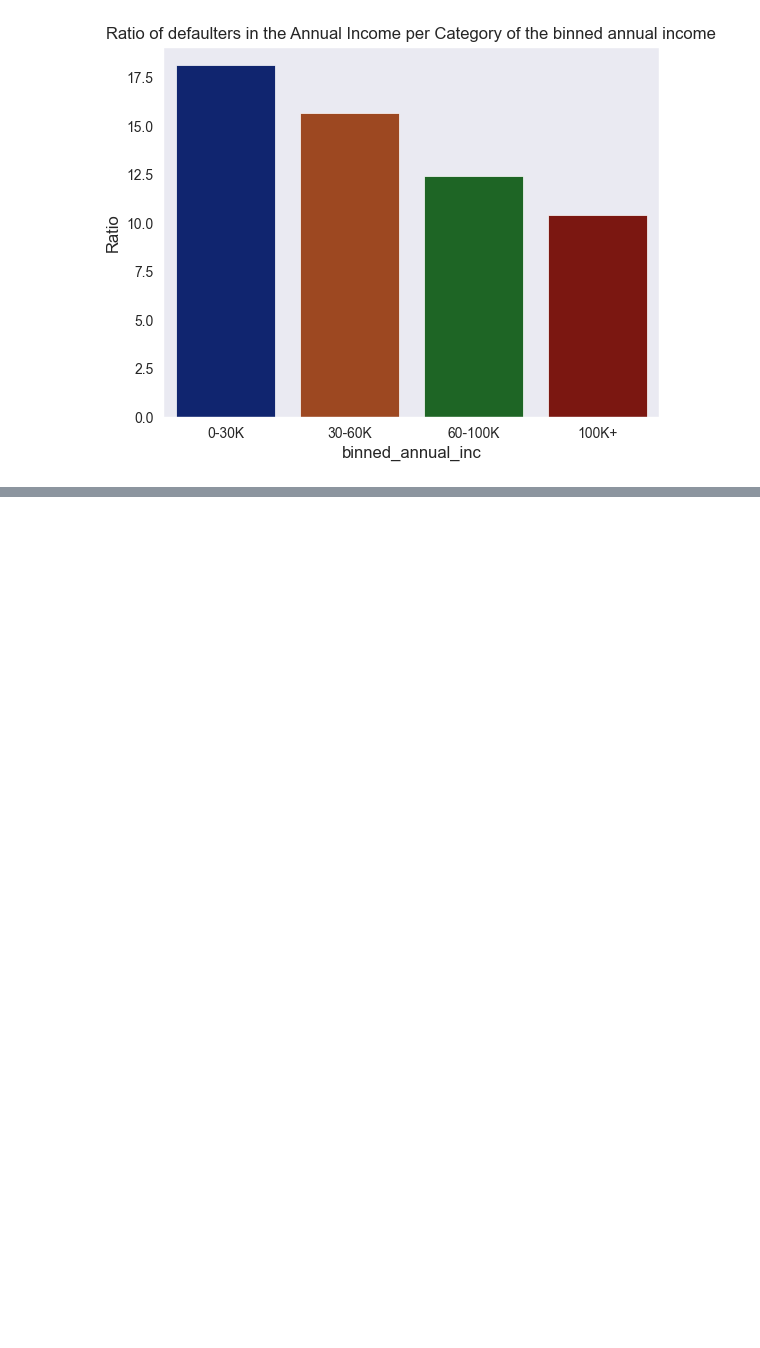
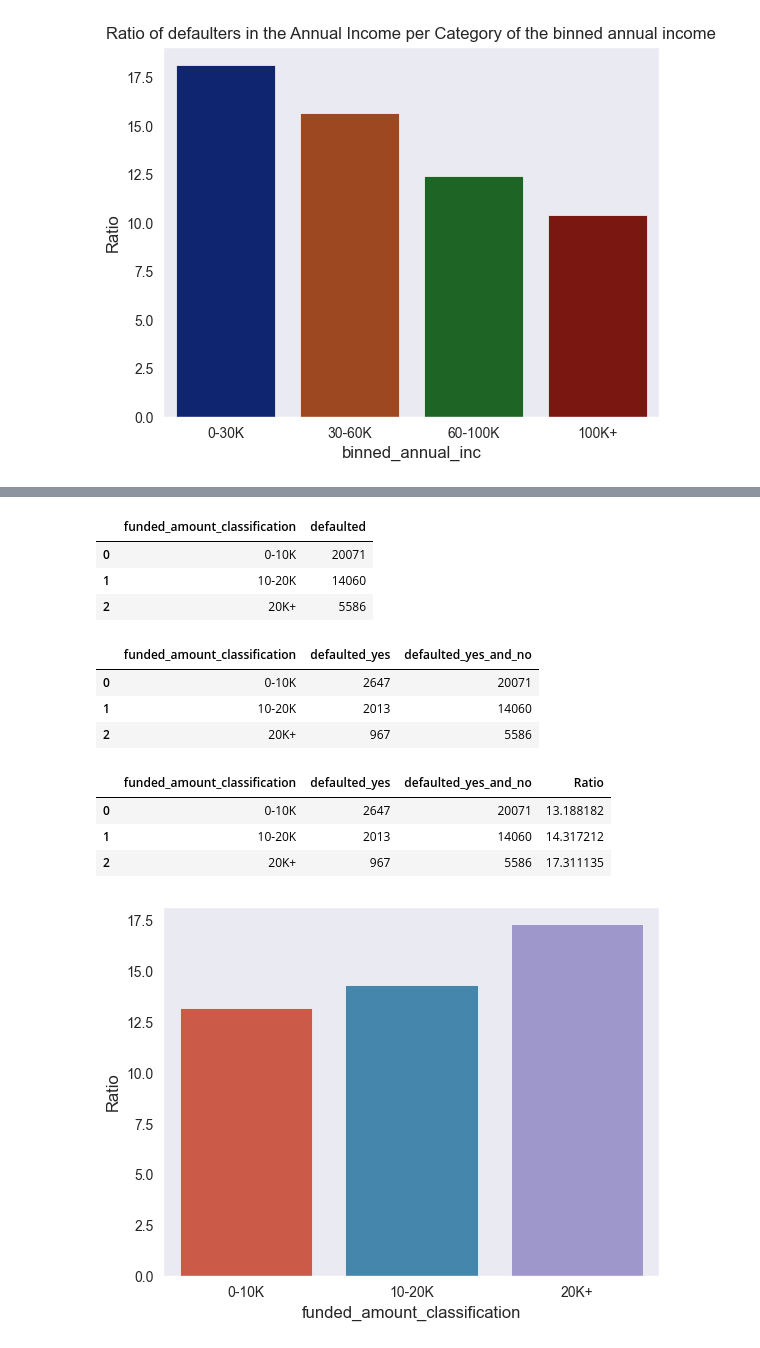
Before and after one commit to richwej/eda_projects, a Jupyter notebook: EDA - Lending Club.ipynb, the cells around one changed output, grey strips where cells are left out. Saved outputs shown, nothing was run; the diff lists cells and outputs as text; code cells hidden in the pictures; blank space fills up the shorter version.

```diff
--- a/EDA - Lending Club.ipynb
+++ b/EDA - Lending Club.ipynb
@@ -932,0 +957,38 @@ plt.show()
+# %%
+df_funded_amnt_defaulters = loan_dataset_cp[loan_dataset_cp.defaulted == 1].groupby('funded_amount_classification')['defaulted'].count().reset_index()
+# %%
+df_funded_amnt_defaulted = loan_dataset_cp.groupby('funded_amount_classification')['defaulted'].count().reset_index()
+# %%
+df_funded_amnt_defaulted
+# %% [output]
+|  | funded_amount_classification | defaulted |
+| 0 | 0-10K | 20071 |
+| 1 | 10-20K | 14060 |
+| 2 | 20K+ | 5586 |
+# %%
+df_funded_amnt_full = pd.merge(df_funded_amnt_defaulters, df_funded_amnt_defaulted,
+         on = 'funded_amount_classification',
+         how = 'left',
+         suffixes = ('_yes', '_yes_and_no'))
+# %%
+df_funded_amnt_full
+# %% [output]
+|  | funded_amount_classification | defaulted_yes | defaulted_yes_and_no |
+| 0 | 0-10K | 2647 | 20071 |
+| 1 | 10-20K | 2013 | 14060 |
+| 2 | 20K+ | 967 | 5586 |
+# %%
+df_funded_amnt_full['Ratio'] = (df_funded_amnt_full.defaulted_yes/df_funded_amnt_full.defaulted_yes_and_no).transform(lambda x: x * 100)
+# %%
+df_funded_amnt_full
+# %% [output]
+|  | funded_amount_classification | defaulted_yes | defaulted_yes_and_no | Ratio |
+| 0 | 0-10K | 2647 | 20071 | 13.188182 |
+| 1 | 10-20K | 2013 | 14060 | 14.317212 |
+| 2 | 20K+ | 967 | 5586 | 17.311135 |
+# %%
+#let's plot and see the visualisation
+sns.barplot(data = df_funded_amnt_full, x = 'funded_amount_classification', y = 'Ratio')
+plt.show()
+# %% [output]
+[figure, added]
```
Also changed, not shown: parts of 27 cells of this notebook.
